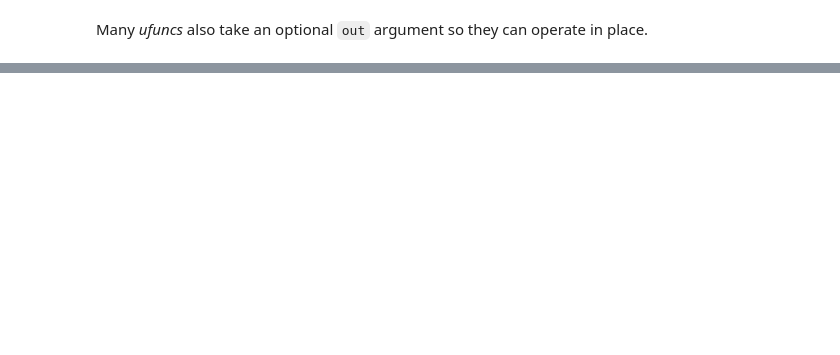
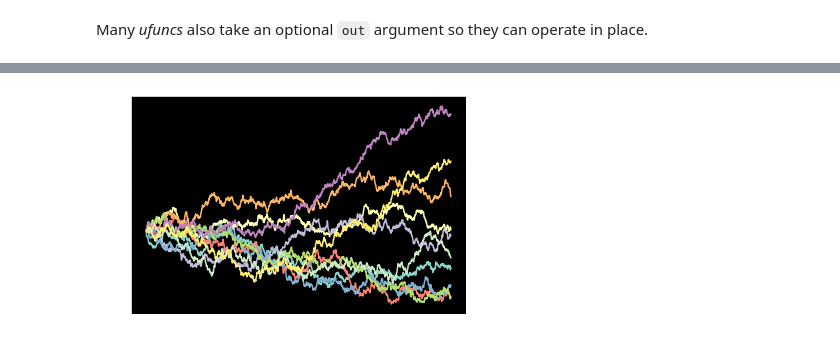
Before and after one commit to jhrcook/100DaysOfPython, a Jupyter notebook: PythonForDataAnalysis/pfda_ch4.ipynb, the cells around one changed output, grey strips where cells are left out. Saved outputs shown, nothing was run; the diff lists cells and outputs as text; code cells hidden in the pictures; blank space fills up the shorter version.

```diff
--- a/PythonForDataAnalysis/pfda_ch4.ipynb
+++ b/PythonForDataAnalysis/pfda_ch4.ipynb
@@ -485,0 +866,4 @@ array([1.17925017,        nan, 1.77156741,        nan,        nan,
+# %%
+PlotRandomWalks(10, 10)
+# %% [output]
+[figure, added]
```
Also changed, not shown: parts of 88 cells of this notebook, 23 other files.
